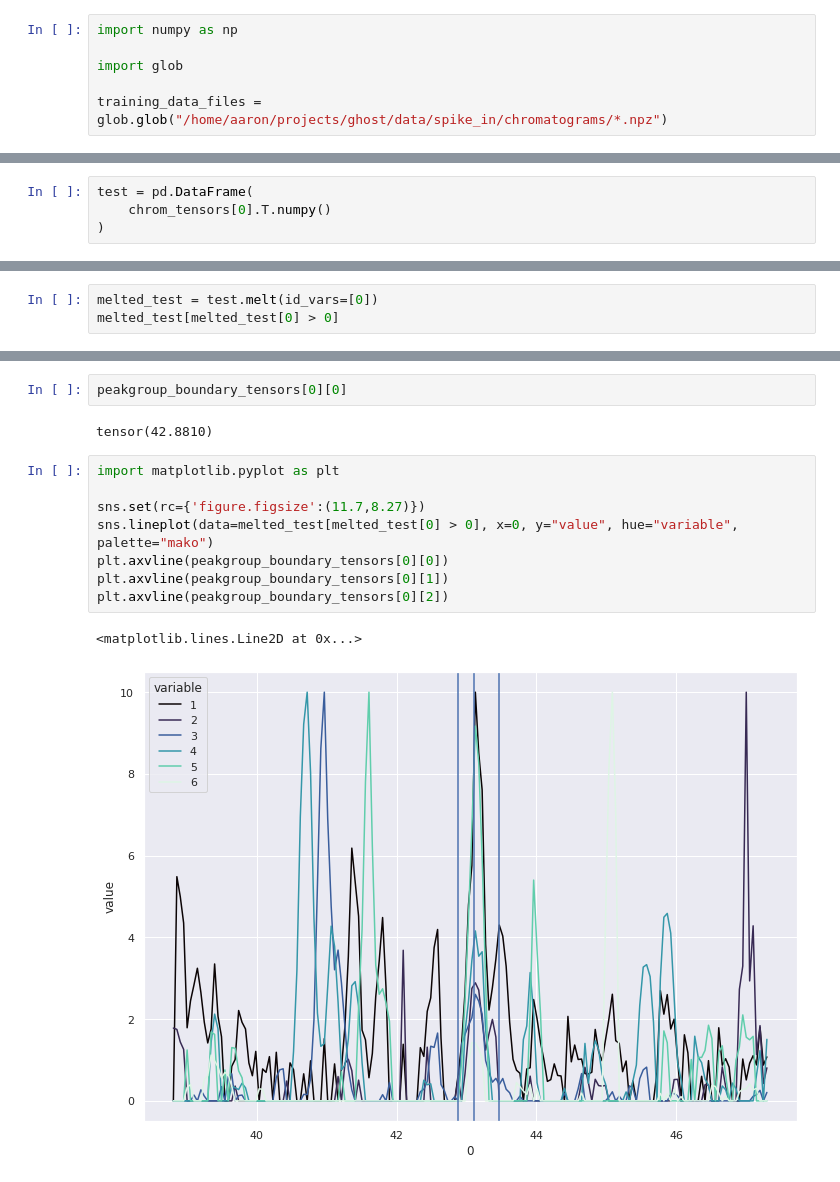
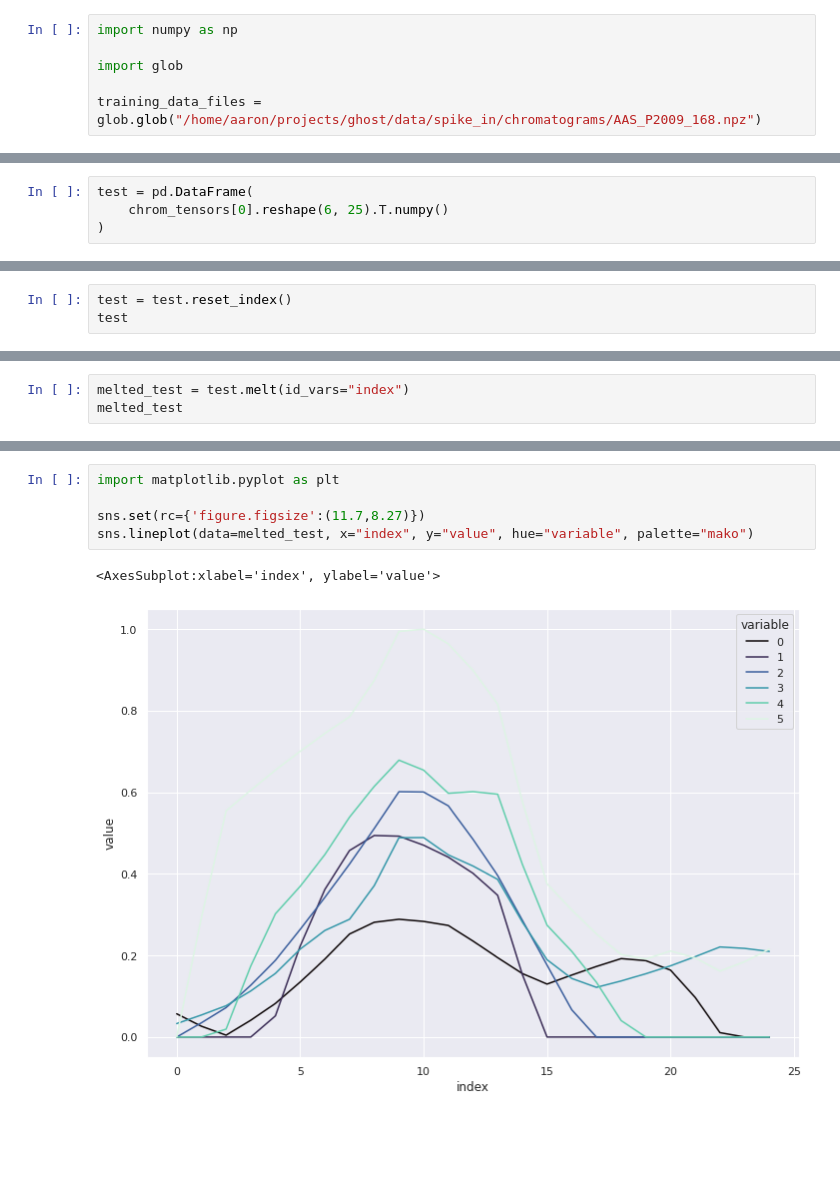
Before and after one commit to InfectionMedicineProteomics/gps, a Jupyter notebook: notebooks/torch_model.ipynb, the cells around one changed output, grey strips where cells are left out. Saved outputs shown, nothing was run; the diff lists cells and outputs as text; blank space fills up the shorter version.

```diff
--- a/notebooks/torch_model.ipynb
+++ b/notebooks/torch_model.ipynb
@@ -14,5 +15,5 @@ import numpy as np
 
 import glob
 
-training_data_files = glob.glob("/home/aaron/projects/ghost/data/spike_in/chromatograms/*.npz")
+training_data_files = glob.glob("/home/aaron/projects/ghost/data/spike_in/chromatograms/AAS_P2009_168.npz")
 # %% [output]
@@ -415,4 +412,4 @@ time: 2.21 ms (started: 2022-01-24 11:46:07 +01:00)
 # %%
 test = pd.DataFrame(
-    chrom_tensors[0].T.numpy()
+    chrom_tensors[0].reshape(6, 25).T.numpy()
 )
@@ -434,0 +418,3 @@ test
+# %%
+test = test.reset_index()
+test
@@ -435,4 +440,4 @@ test
 # %%
-melted_test = test.melt(id_vars=[0])
-melted_test[melted_test[0] > 0]
+melted_test = test.melt(id_vars="index")
+melted_test
 # %% [output]
@@ -452,15 +458,8 @@ melted_test[melted_test[0] > 0]
-# %%
-peakgroup_boundary_tensors[0][0]
-# %% [output]
-tensor(42.8810)
 # %%
 import matplotlib.pyplot as plt
 
 sns.set(rc={'figure.figsize':(11.7,8.27)})
-sns.lineplot(data=melted_test[melted_test[0] > 0], x=0, y="value", hue="variable", palette="mako")
-plt.axvline(peakgroup_boundary_tensors[0][0])
-plt.axvline(peakgroup_boundary_tensors[0][1])
-plt.axvline(peakgroup_boundary_tensors[0][2])
+sns.lineplot(data=melted_test, x="index", y="value", hue="variable", palette="mako")
 # %% [output]
-<matplotlib.lines.Line2D at 0x...>
+<AxesSubplot:xlabel='index', ylabel='value'>
-[figure, old version]
+[figure, new version]
```
Also changed, not shown: parts of 63 cells of this notebook, 6 other files.
